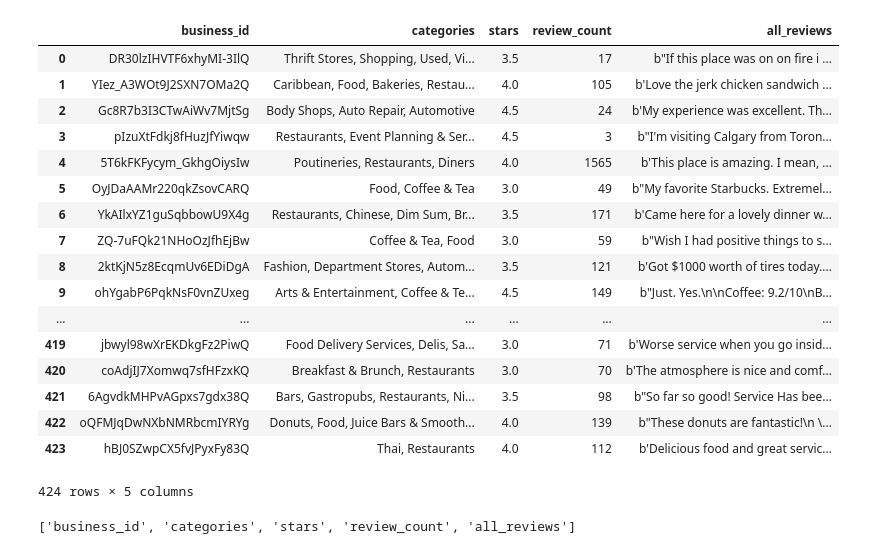
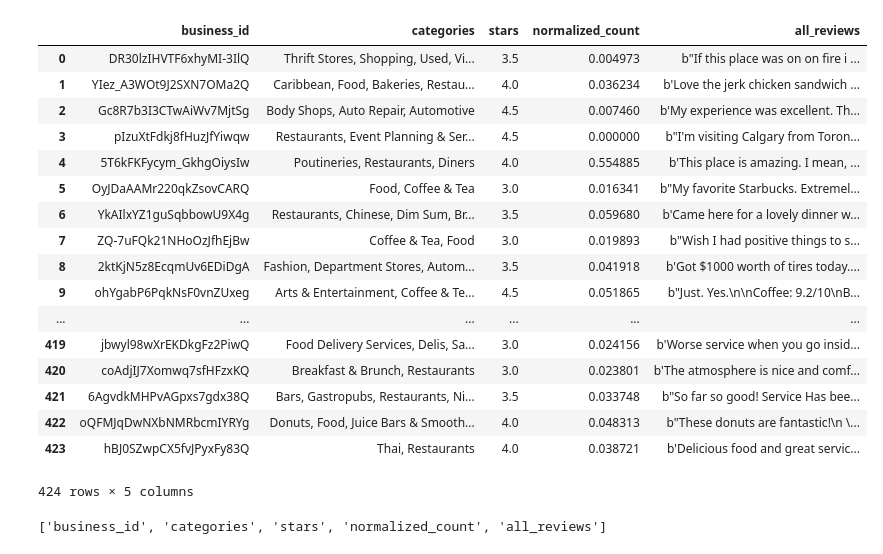
Before and after one commit to chandinin/AIML215, a Jupyter notebook: Mini project 1.ipynb, the cells around one changed output. Saved outputs shown, nothing was run; the diff lists cells and outputs as text; code cells hidden in the pictures.

```diff
--- a/Mini project 1.ipynb
+++ b/Mini project 1.ipynb
@@ -50,25 +74,36 @@ merge_df = pd.merge(business_df, df_ready_for_sklearn, on='business_id')
-# %%
-merge_df
-# %% [output]
-|  | business_id | categories | stars | review_count | all_reviews |
-| 0 | DR30lzIHVTF6xhyMI-3IlQ | Thrift Stores, Shopping, Used, Vi... | 3.5 | 17 | b"If this place was on on fire i ... |
-| 1 | YIez_A3WOt9J2SXN7OMa2Q | Caribbean, Food, Bakeries, Restau... | 4.0 | 105 | b'Love the jerk chicken sandwich ... |
-| 2 | Gc8R7b3I3CTwAiWv7MjtSg | Body Shops, Auto Repair, Automotive | 4.5 | 24 | b'My experience was excellent. Th... |
-| 3 | pIzuXtFdkj8fHuzJfYiwqw | Restaurants, Event Planning & Ser... | 4.5 | 3 | b"I'm visiting Calgary from Toron... |
-| 4 | 5T6kFKFycym_GkhgOiysIw | Poutineries, Restaurants, Diners | 4.0 | 1565 | b'This place is amazing. I mean, ... |
-| 5 | OyJDaAAMr220qkZsovCARQ | Food, Coffee & Tea | 3.0 | 49 | b"My favorite Starbucks. Extremel... |
-| 6 | YkAIlxYZ1guSqbbowU9X4g | Restaurants, Chinese, Dim Sum, Br... | 3.5 | 171 | b'Came here for a lovely dinner w... |
-| 7 | ZQ-7uFQk21NHoOzJfhEjBw | Coffee & Tea, Food | 3.0 | 59 | b"Wish I had positive things to s... |
-| 8 | 2ktKjN5z8EcqmUv6EDiDgA | Fashion, Department Stores, Autom... | 3.5 | 121 | b'Got $1000 worth of tires today.... |
-| 9 | ohYgabP6PqkNsF0vnZUxeg | Arts & Entertainment, Coffee & Te... | 4.5 | 149 | b"Just. Yes.\n\nCoffee: 9.2/10\nB... |
-| ... | ... | ... | ... | ... | ... |
-| 419 | jbwyl98wXrEKDkgFz2PiwQ | Food Delivery Services, Delis, Sa... | 3.0 | 71 | b'Worse service when you go insid... |
-| 420 | coAdjIJ7Xomwq7sfHFzxKQ | Breakfast & Brunch, Restaurants | 3.0 | 70 | b'The atmosphere is nice and comf... |
-| 421 | 6AgvdkMHPvAGpxs7gdx38Q | Bars, Gastropubs, Restaurants, Ni... | 3.5 | 98 | b"So far so good! Service Has bee... |
-| 422 | oQFMJqDwNXbNMRbcmIYRYg | Donuts, Food, Juice Bars & Smooth... | 4.0 | 139 | b"These donuts are fantastic!\n \... |
-| 423 | hBJ0SZwpCX5fvJPyxFy83Q | Thai, Restaurants | 4.0 | 112 | b'Delicious food and great servic... |
-424 rows × 5 columns
+# %%
+#Normalization of review count field so it becomes comparable and remove bias
+
+#z score can be used to normalize but MNB model does not take -ve numbers as input
+#  merge_df['review_count'] = zscore(merge_df['review_count'])
+#  merge_df
+
+#alternative option
+
+merge_df.insert(3,'normalized_count',((merge_df['review_count'] - merge_df['review_count'].min()) / (merge_df['review_count'].max() - merge_df['review_count'].min())).astype(float))
+merge_df.drop('review_count', axis=1, inplace=True)
+merge_df
+# %% [output]
+|  | business_id | categories | stars | normalized_count | all_reviews |
+| 0 | DR30lzIHVTF6xhyMI-3IlQ | Thrift Stores, Shopping, Used, Vi... | 3.5 | 0.004973 | b"If this place was on on fire i ... |
+| 1 | YIez_A3WOt9J2SXN7OMa2Q | Caribbean, Food, Bakeries, Restau... | 4.0 | 0.036234 | b'Love the jerk chicken sandwich ... |
+| 2 | Gc8R7b3I3CTwAiWv7MjtSg | Body Shops, Auto Repair, Automotive | 4.5 | 0.007460 | b'My experience was excellent. Th... |
+| 3 | pIzuXtFdkj8fHuzJfYiwqw | Restaurants, Event Planning & Ser... | 4.5 | 0.000000 | b"I'm visiting Calgary from Toron... |
+| 4 | 5T6kFKFycym_GkhgOiysIw | Poutineries, Restaurants, Diners | 4.0 | 0.554885 | b'This place is amazing. I mean, ... |
+| 5 | OyJDaAAMr220qkZsovCARQ | Food, Coffee & Tea | 3.0 | 0.016341 | b"My favorite Starbucks. Extremel... |
+| 6 | YkAIlxYZ1guSqbbowU9X4g | Restaurants, Chinese, Dim Sum, Br... | 3.5 | 0.059680 | b'Came here for a lovely dinner w... |
+| 7 | ZQ-7uFQk21NHoOzJfhEjBw | Coffee & Tea, Food | 3.0 | 0.019893 | b"Wish I had positive things to s... |
+| 8 | 2ktKjN5z8EcqmUv6EDiDgA | Fashion, Department Stores, Autom... | 3.5 | 0.041918 | b'Got $1000 worth of tires today.... |
+| 9 | ohYgabP6PqkNsF0vnZUxeg | Arts & Entertainment, Coffee & Te... | 4.5 | 0.051865 | b"Just. Yes.\n\nCoffee: 9.2/10\nB... |
+| ... | ... | ... | ... | ... | ... |
+| 419 | jbwyl98wXrEKDkgFz2PiwQ | Food Delivery Services, Delis, Sa... | 3.0 | 0.024156 | b'Worse service when you go insid... |
+| 420 | coAdjIJ7Xomwq7sfHFzxKQ | Breakfast & Brunch, Restaurants | 3.0 | 0.023801 | b'The atmosphere is nice and comf... |
+| 421 | 6AgvdkMHPvAGpxs7gdx38Q | Bars, Gastropubs, Restaurants, Ni... | 3.5 | 0.033748 | b"So far so good! Service Has bee... |
+| 422 | oQFMJqDwNXbNMRbcmIYRYg | Donuts, Food, Juice Bars & Smooth... | 4.0 | 0.048313 | b"These donuts are fantastic!\n \... |
+| 423 | hBJ0SZwpCX5fvJPyxFy83Q | Thai, Restaurants | 4.0 | 0.038721 | b'Delicious food and great servic... |
+424 rows × 5 columns
 # %%
+# Display all fields
 print(list(merge_df.columns))
 # %% [output]
-['business_id', 'categories', 'stars', 'review_count', 'all_reviews']
+['business_id', 'categories', 'stars', 'normalized_count', 'all_reviews']
```
Also changed, not shown: parts of 41 cells of this notebook.
